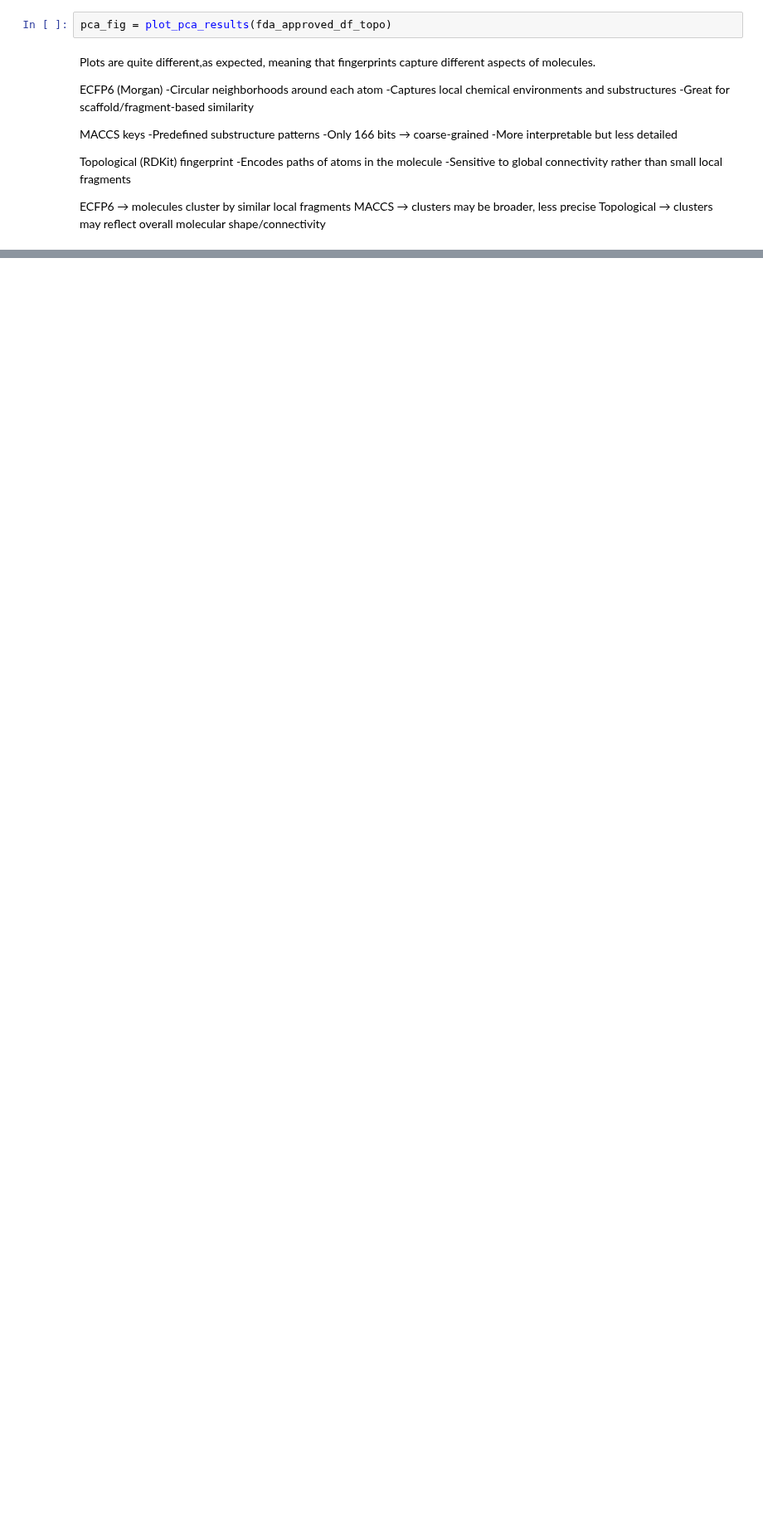
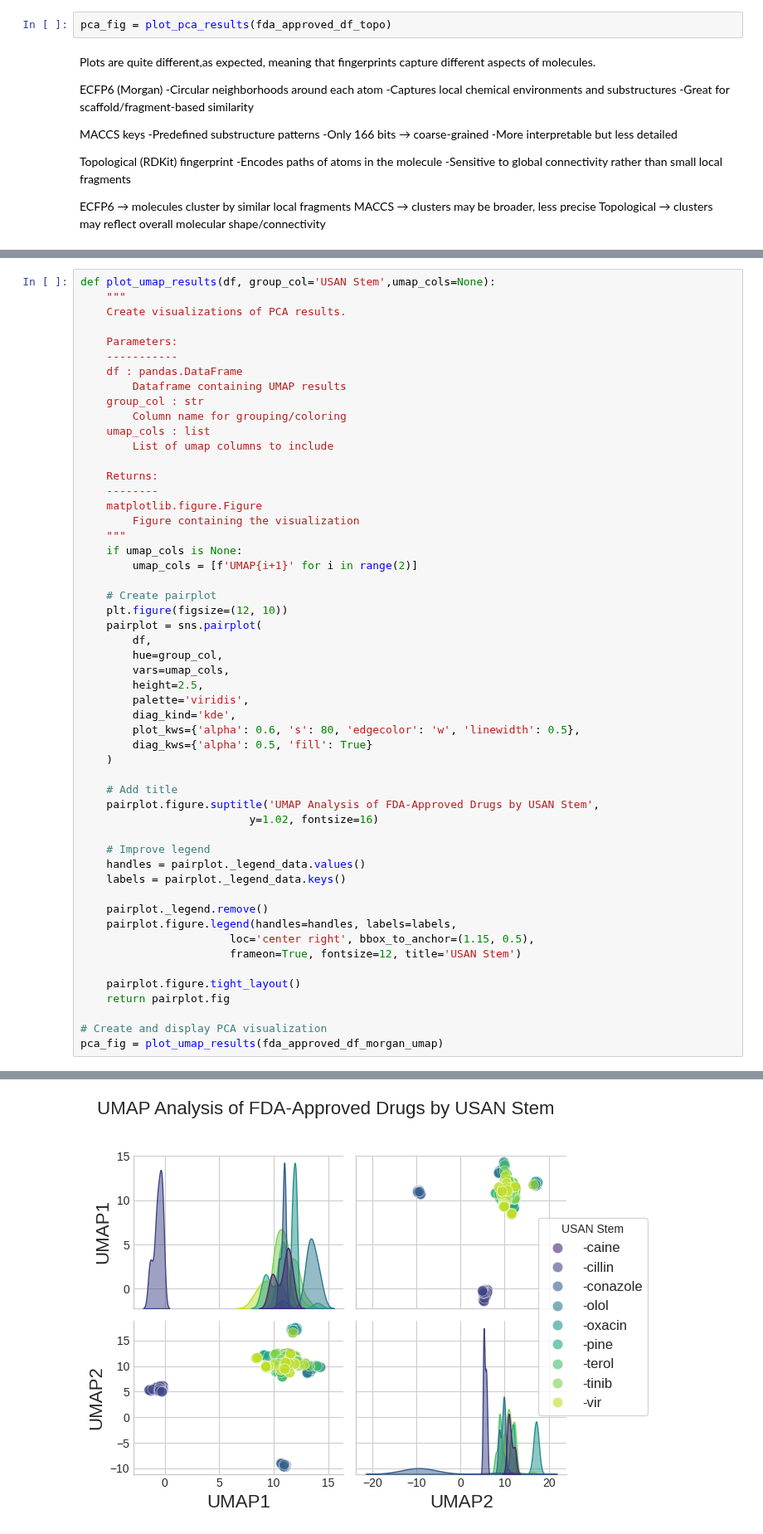
Before and after one commit to LorenzoBioinfo/DrugDiscoveryML, a Jupyter notebook: MolecularClassifier_USAN.ipynb, the cells around one changed output, grey strips where cells are left out. Shown at 83% size. Cells and saved outputs as stored; diff of their text form; blank space fills up the shorter version.

```diff
--- a/MolecularClassifier_USAN.ipynb
+++ b/MolecularClassifier_USAN.ipynb
@@ -499,0 +508,54 @@ fda_approved_df_topo_umap, umap_model_topo     = perform_umap_analysis(fda_appro
+# %%
+def plot_umap_results(df, group_col='USAN Stem',umap_cols=None):
+    """
+    Create visualizations of PCA results.
+
+    Parameters:
+    -----------
+    df : pandas.DataFrame
+        Dataframe containing UMAP results
+    group_col : str
+        Column name for grouping/coloring
+    umap_cols : list
+        List of umap columns to include
+
+    Returns:
+    --------
+    matplotlib.figure.Figure
+        Figure containing the visualization
+    """
+    if umap_cols is None:
+        umap_cols = [f'UMAP{i+1}' for i in range(2)]
+
+    # Create pairplot
+    plt.figure(figsize=(12, 10))
+    pairplot = sns.pairplot(
+        df,
+        hue=group_col,
+        vars=umap_cols,
+        height=2.5,
+        palette='viridis',
+        diag_kind='kde',
+        plot_kws={'alpha': 0.6, 's': 80, 'edgecolor': 'w', 'linewidth': 0.5},
+        diag_kws={'alpha': 0.5, 'fill': True}
+    )
+
+    # Add title
+    pairplot.figure.suptitle('UMAP Analysis of FDA-Approved Drugs by USAN Stem',
+                          y=1.02, fontsize=16)
+
+    # Improve legend
+    handles = pairplot._legend_data.values()
+    labels = pairplot._legend_data.keys()
+
+    pairplot._legend.remove()
+    pairplot.figure.legend(handles=handles, labels=labels,
+                       loc='center right', bbox_to_anchor=(1.15, 0.5),
+                       frameon=True, fontsize=12, title='USAN Stem')
+
+    pairplot.figure.tight_layout()
+    return pairplot.fig
+
+# Create and display PCA visualization
+pca_fig = plot_umap_results(fda_approved_df_morgan_umap)
+# %% [output]
@@ -499,0 +563 @@ fda_approved_df_topo_umap, umap_model_topo     = perform_umap_analysis(fda_appro
+[figure, added]
```
Also changed, not shown: parts of 2 cells of this notebook.
